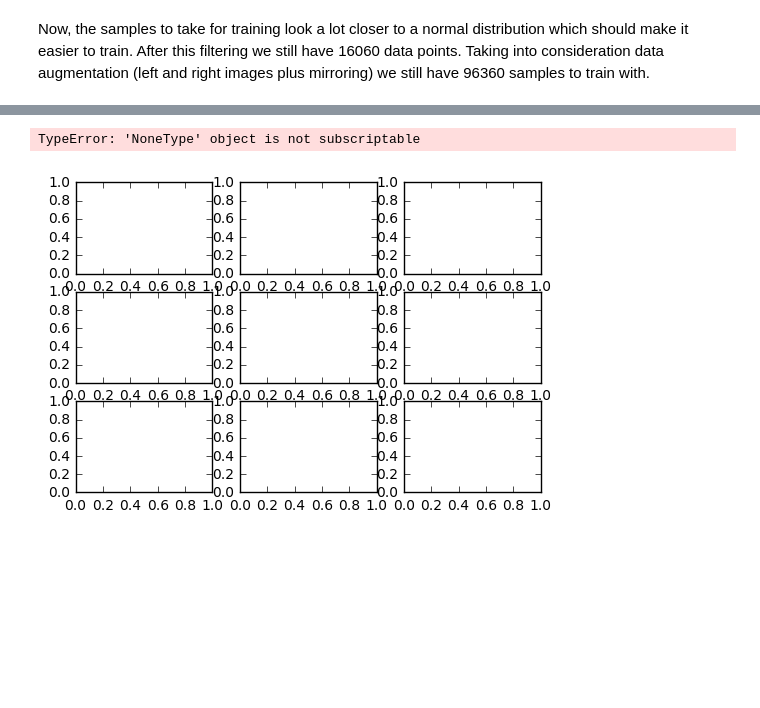
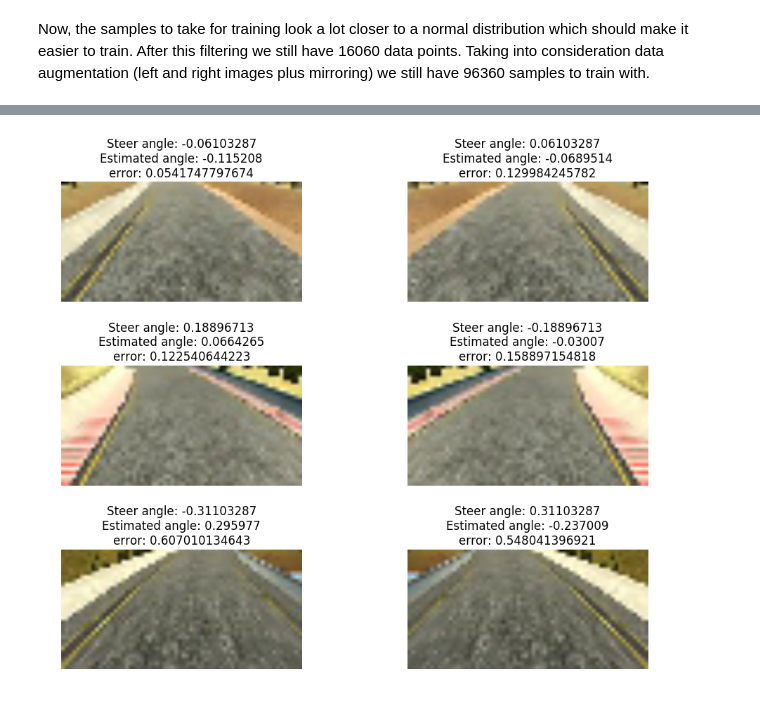
Before and after one commit to albertoferna/CarND-Behavioral-Cloning-P3, a Jupyter notebook: Final Model.ipynb, the cells around one changed output, grey strips where cells are left out. Drawn from its saved outputs; the diff is of its cells as text; code cells hidden in the pictures; blank space fills up the shorter version.

```diff
--- a/Final Model.ipynb
+++ b/Final Model.ipynb
@@ -157,3 +179,0 @@ size of validation set frames: 100
-# %%
-X_train, y_train = get_training_data(used_samples, data_folder)
-model.fit(X_train, y_train, batch_size=32, validation_split=0.3, shuffle=True, epochs=100, verbose=1)
@@ -161,0 +180,8 @@ NameError: name 'model' is not defined
+# %%
+training = example_lines
+print('Size of training set lines:', len(training))
+print('Size of training set frames:', len(training) * 6)
+X_train, y_train = get_training_data(training, data_folder)
+# No need for validation, we want to overfit
+model.fit(X_train, y_train, batch_size=16, validation_split=0.0, shuffle=True, epochs=200, verbose=0)
+model.save('model_commaai_overfit.h5')
@@ -164,12 +193,10 @@ n = 3
 m = 2
 fig, ax = plt.subplots(n, m)
 for a, sample, angle in zip(ax.flatten(), X_train, y_train):
-    #img = cv2.imread(data_folder + sample[0].strip())
-    # Crop images to see what the classifiers sees
-    #a.imshow(toRGB(img[:, :, :]))
     a.imshow(sample)
     steer_estimate = model.predict(sample[None,:,:,:], batch_size=1)[0][0]
     a.set_title('Steer angle: ' + str(angle) + '\n' + 'Estimated angle: ' + str(steer_estimate) + '\n' +
                 'error: ' + str(abs(angle - steer_estimate)))
+    a.axis('off')
 fig.set_size_inches(10,8)
 fig.tight_layout()
@@ -178,8 +204,0 @@ np.random.randint(0,6)
-# %%
-total_samples = len(training) * 6
-steps_epoch = total_samples // batch_size  # uncomment this to loop through all samples in selected samples
-print('Proccesing', batch_size, 'frames on each batch')
-print('Proccesing ', steps_epoch, 'batches on each epoch')
-model.fit_generator(generator=train_gen, steps_per_epoch=steps_epoch, validation_data=val_gen,
-                    validation_steps=len(validation), epochs=100, verbose=1)
-model.save('commaai_overfit')
@@ -207,16 +215,15 @@ fig.tight_layout()
 # %%
+model.load_weights('model.h5')
 n = 3
-m = 3
+m = 2
 fig, ax = plt.subplots(n, m)
-for a, sample in zip(ax.flatten(), training):
-    img = cv2.imread(data_folder + sample[0].strip())
-    # Crop images to see what the classifiers sees
-    a.imshow(toRGB(img[:, :, :]))
-    steer_estimate = 0
-    a.set_title('Steer angle: ' + sample[3] + '\n' + 'Estimated angle: ' + str(steer_estimate) + '\n' +
-                'error: ' + str(abs(float(sample[3]) - steer_estimate)))
+for a, sample, angle in zip(ax.flatten(), X_train, y_train):
+    a.imshow(sample)
+    steer_estimate = model.predict(sample[None,:,:,:], batch_size=1)[0][0]
+    a.set_title('Steer angle: ' + str(angle) + '\n' + 'Estimated angle: ' + str(steer_estimate) + '\n' +
+                'error: ' + str(abs(angle - steer_estimate)))
+    a.axis('off')
 fig.set_size_inches(10,8)
 fig.tight_layout()
 # %% [output]
-TypeError: 'NoneType' object is not subscriptable
-[figure, old version]
+[figure, new version]
```
Also changed, not shown: parts of 18 cells of this notebook.
